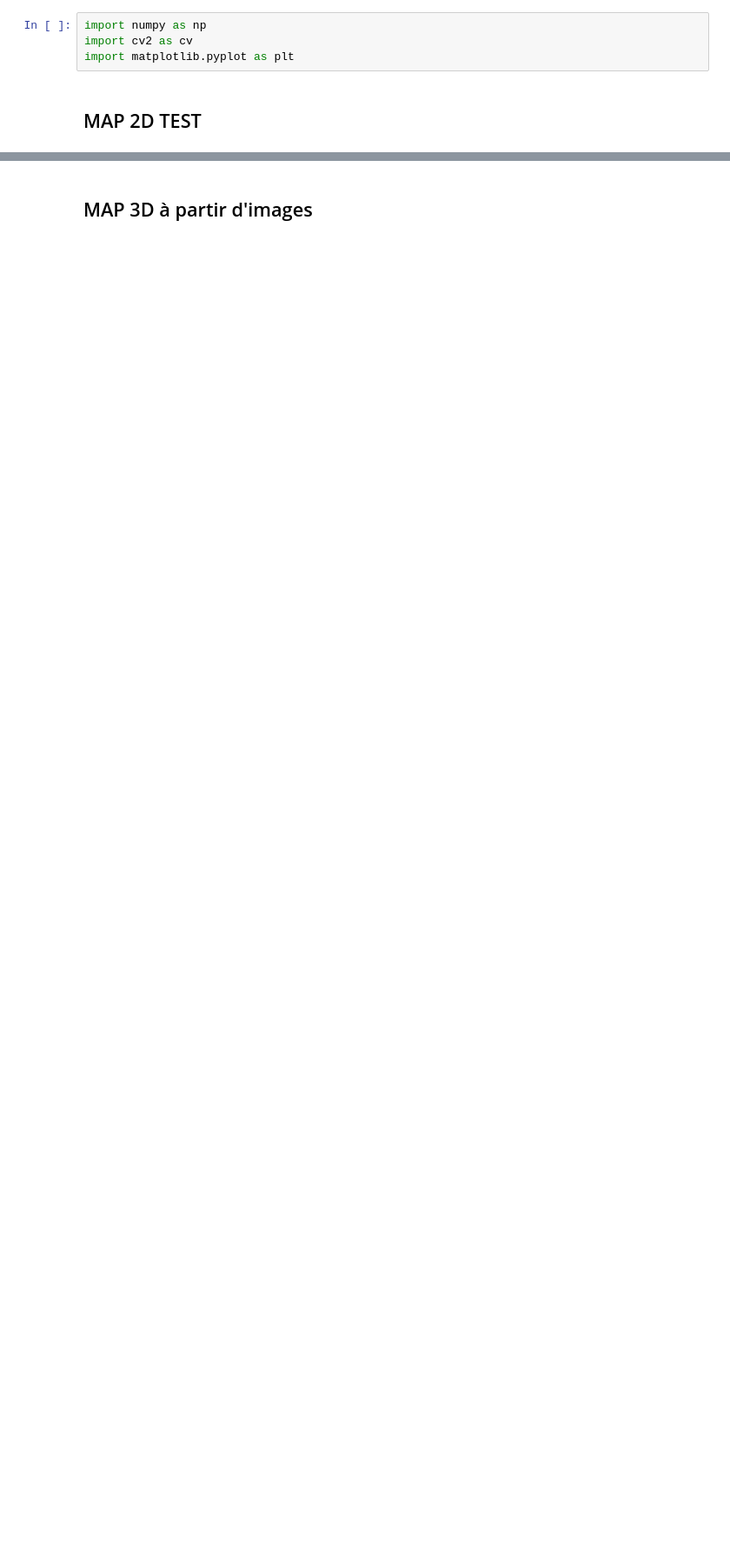
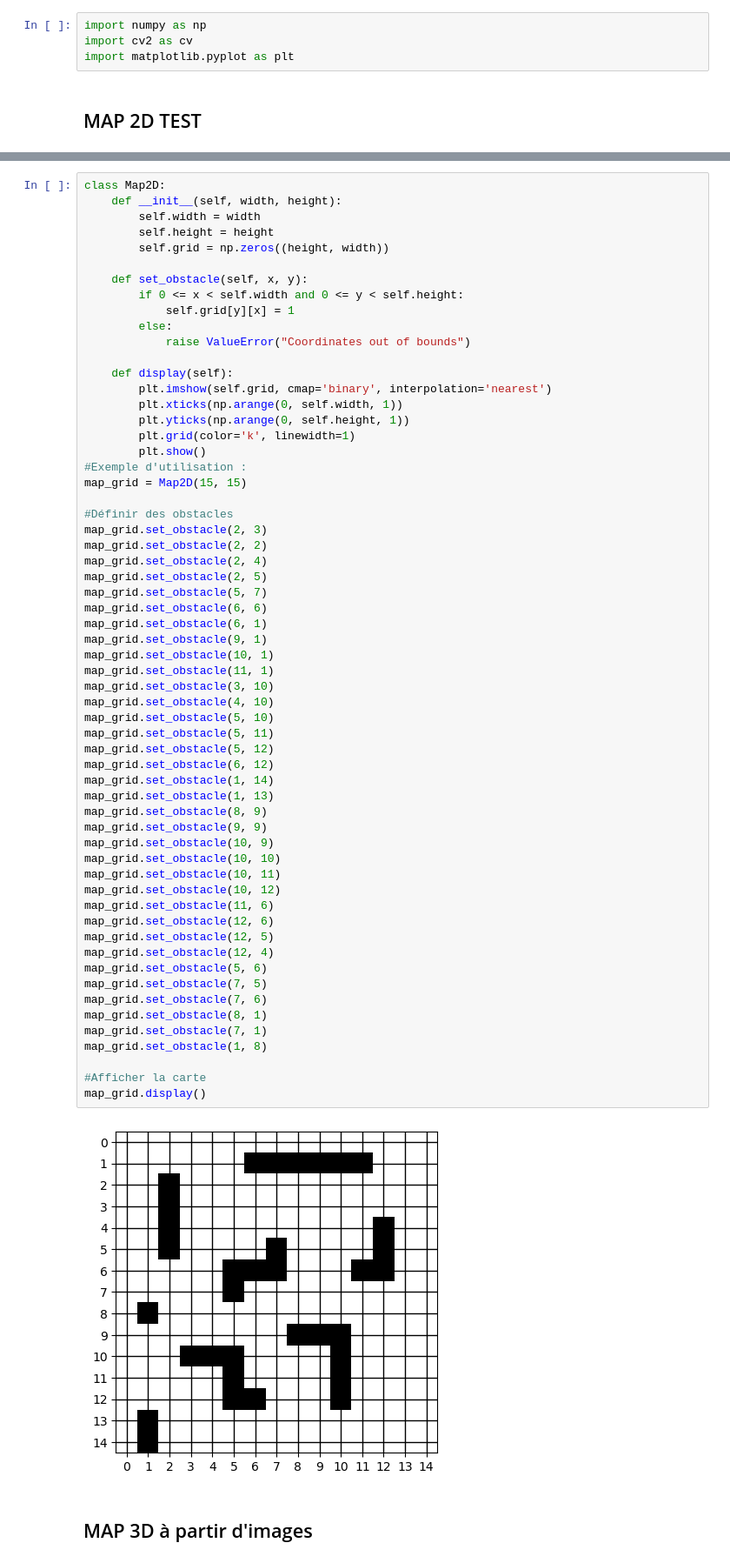
Before and after one commit to PierreDesbruns/MRob-Hospital, a Jupyter notebook: Projet_mapping.ipynb, the cells around one changed output, grey strips where cells are left out. Shown at 87% size. Drawn from its saved outputs; the diff is of its cells as text; blank space fills up the shorter version.

```diff
--- a/Projet_mapping.ipynb
+++ b/Projet_mapping.ipynb
@@ -47,5 +47,67 @@ map_grid.set_obstacle(1, 8)
 map_grid.display()
 # %% [output]
 [figure]
+# %%
+class Map2D:
+    def __init__(self, width, height):
+        self.width = width
+        self.height = height
+        self.grid = np.zeros((height, width))
+
+    def set_obstacle(self, x, y):
+        if 0 <= x < self.width and 0 <= y < self.height:
+            self.grid[y][x] = 1
+        else:
+            raise ValueError("Coordinates out of bounds")
+
+    def display(self):
+        plt.imshow(self.grid, cmap='binary', interpolation='nearest')
+        plt.xticks(np.arange(0, self.width, 1))
+        plt.yticks(np.arange(0, self.height, 1))
+        plt.grid(color='k', linewidth=1)
+        plt.show()
+#Exemple d'utilisation :
+map_grid = Map2D(15, 15)
+
+#Définir des obstacles
+map_grid.set_obstacle(2, 3)
+map_grid.set_obstacle(2, 2)
+map_grid.set_obstacle(2, 4)
+map_grid.set_obstacle(2, 5)
+map_grid.set_obstacle(5, 7)
+map_grid.set_obstacle(6, 6)
+map_grid.set_obstacle(6, 1)
+map_grid.set_obstacle(9, 1)
+map_grid.set_obstacle(10, 1)
+map_grid.set_obstacle(11, 1)
+map_grid.set_obstacle(3, 10)
+map_grid.set_obstacle(4, 10)
+map_grid.set_obstacle(5, 10)
+map_grid.set_obstacle(5, 11)
+map_grid.set_obstacle(5, 12)
+map_grid.set_obstacle(6, 12)
+map_grid.set_obstacle(1, 14)
+map_grid.set_obstacle(1, 13)
+map_grid.set_obstacle(8, 9)
+map_grid.set_obstacle(9, 9)
+map_grid.set_obstacle(10, 9)
+map_grid.set_obstacle(10, 10)
+map_grid.set_obstacle(10, 11)
+map_grid.set_obstacle(10, 12)
+map_grid.set_obstacle(11, 6)
+map_grid.set_obstacle(12, 6)
+map_grid.set_obstacle(12, 5)
+map_grid.set_obstacle(12, 4)
+map_grid.set_obstacle(5, 6)
+map_grid.set_obstacle(7, 5)
+map_grid.set_obstacle(7, 6)
+map_grid.set_obstacle(8, 1)
+map_grid.set_obstacle(7, 1)
+map_grid.set_obstacle(1, 8)
+
+#Afficher la carte
+map_grid.display()
+# %% [output]
+[figure, added]
 # %% [markdown]
 ## MAP 3D à partir d'images
```
Also changed, not shown: parts of 15 cells of this notebook, 38 other files.
